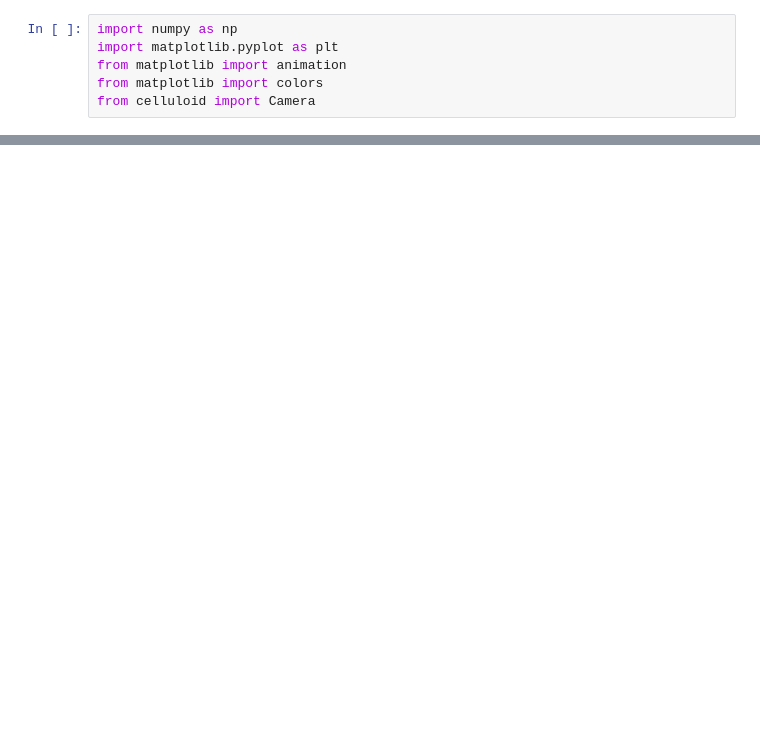
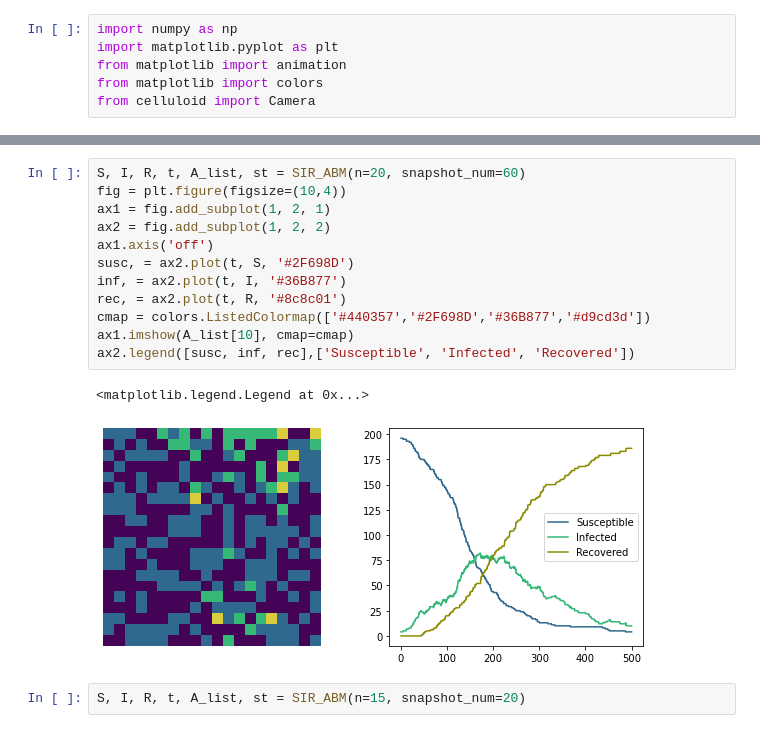
Before and after one commit to danHarold/m2r-project, a Jupyter notebook: m2r_project.ipynb, the cells around one changed output, grey strips where cells are left out. Drawn from its saved outputs; the diff is of its cells as text; blank space fills up the shorter version.

```diff
--- a/m2r_project.ipynb
+++ b/m2r_project.ipynb
@@ -164,0 +161,17 @@ anim.save('anims/test21.mp4')
+# %%
+S, I, R, t, A_list, st = SIR_ABM(n=20, snapshot_num=60)
+fig = plt.figure(figsize=(10,4))
+ax1 = fig.add_subplot(1, 2, 1)
+ax2 = fig.add_subplot(1, 2, 2)
+ax1.axis('off')
+susc, = ax2.plot(t, S, '#2F698D')
+inf, = ax2.plot(t, I, '#36B877')
+rec, = ax2.plot(t, R, '#8c8c01')
+cmap = colors.ListedColormap(['#440357','#2F698D','#36B877','#d9cd3d'])
+ax1.imshow(A_list[10], cmap=cmap)
+ax2.legend([susc, inf, rec],['Susceptible', 'Infected', 'Recovered'])
+# %% [output]
+<matplotlib.legend.Legend at 0x...>
+[figure, added]
+# %%
+S, I, R, t, A_list, st = SIR_ABM(n=15, snapshot_num=20)
```
Also changed, not shown: parts of 8 cells of this notebook.
